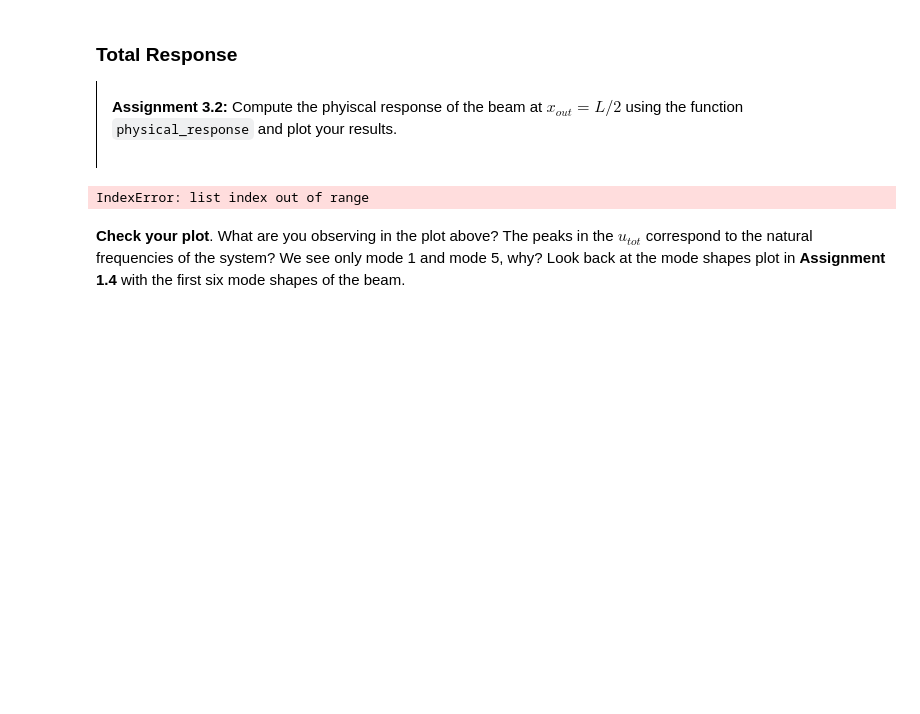
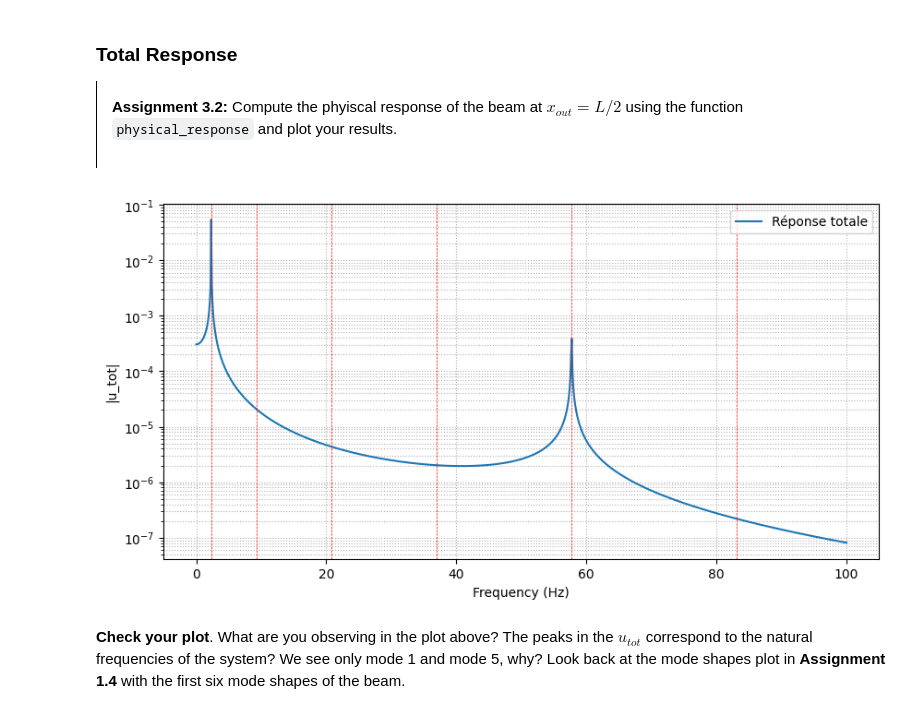
Before and after one commit to Dina-elkh/MV2627_Exercises, a Jupyter notebook: Session5_Continuous_systems/session5.ipynb, the cells around one changed output. Drawn from its saved outputs; the diff is of its cells as text; code cells hidden in the pictures; blank space fills up the shorter version.

```diff
--- a/Session5_Continuous_systems/session5.ipynb
+++ b/Session5_Continuous_systems/session5.ipynb
@@ -609,30 +614,28 @@ x_outt = L/3
 # %%
 x_out = L/2 # position where the physical response is evaluated
 
-
-
 u_list = [] # total physical response
 for i in range(1,7):
-    psi_ni = modal_shape(L, x_out, n)
+    psi_ni = modal_shape(L, x_out, i)
     u_i = physical_response(z_n[i-1], psi_ni)
     u_list.append(u_i)
 u_tot = sum(u_list)
 
 
 
 fig, ax = plt.subplots(figsize=(10, 5))
 
 ax.plot(omega/(2*np.pi), np.abs(u_tot), label='Réponse totale')
 
 for n in range(1, 7):
     ax.axvline(natural_pulsation(E, rho, L, I, A, n=n) / (2 * np.pi), color='red', linestyle='--', lw=0.5)
 ax.set_xlabel('Frequency (Hz)')
 ax.set_ylabel('|u_tot|')
 ax.set_yscale('log')
 ax.grid(which='both', linestyle=':')
 _  = ax.legend()
 # %% [output]
-IndexError: list index out of range
+[figure, added]
 # %% [markdown]
 **Check your plot**.
 What are you observing in the plot above? The peaks in the $u_{tot}$ correspond to the natural frequencies of the system? We see only mode 1 and mode 5, why? Look back at the mode shapes plot in **Assignment 1.4** with the first six mode shapes of the beam.
```
Also changed, not shown: parts of 10 cells of this notebook.
